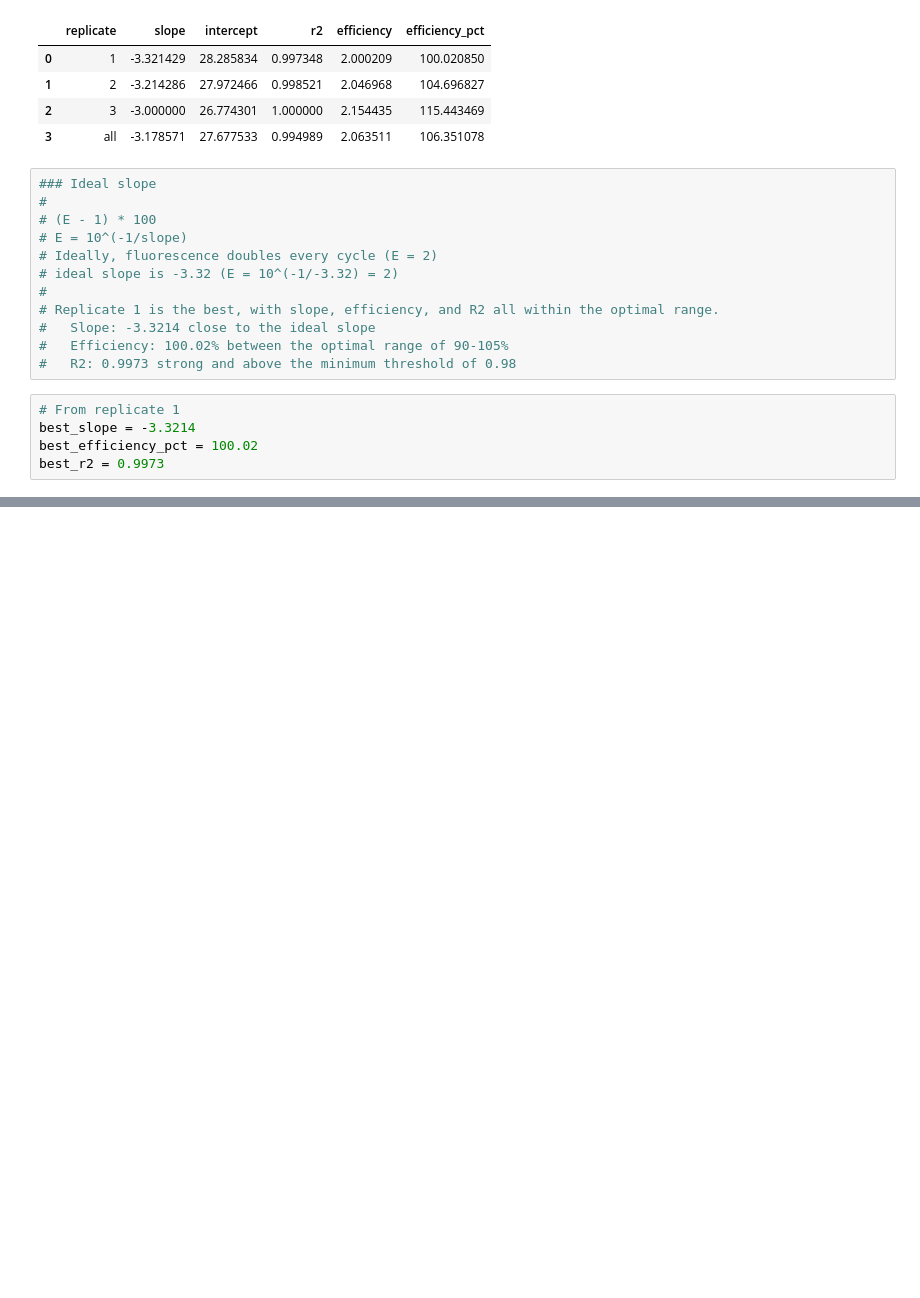
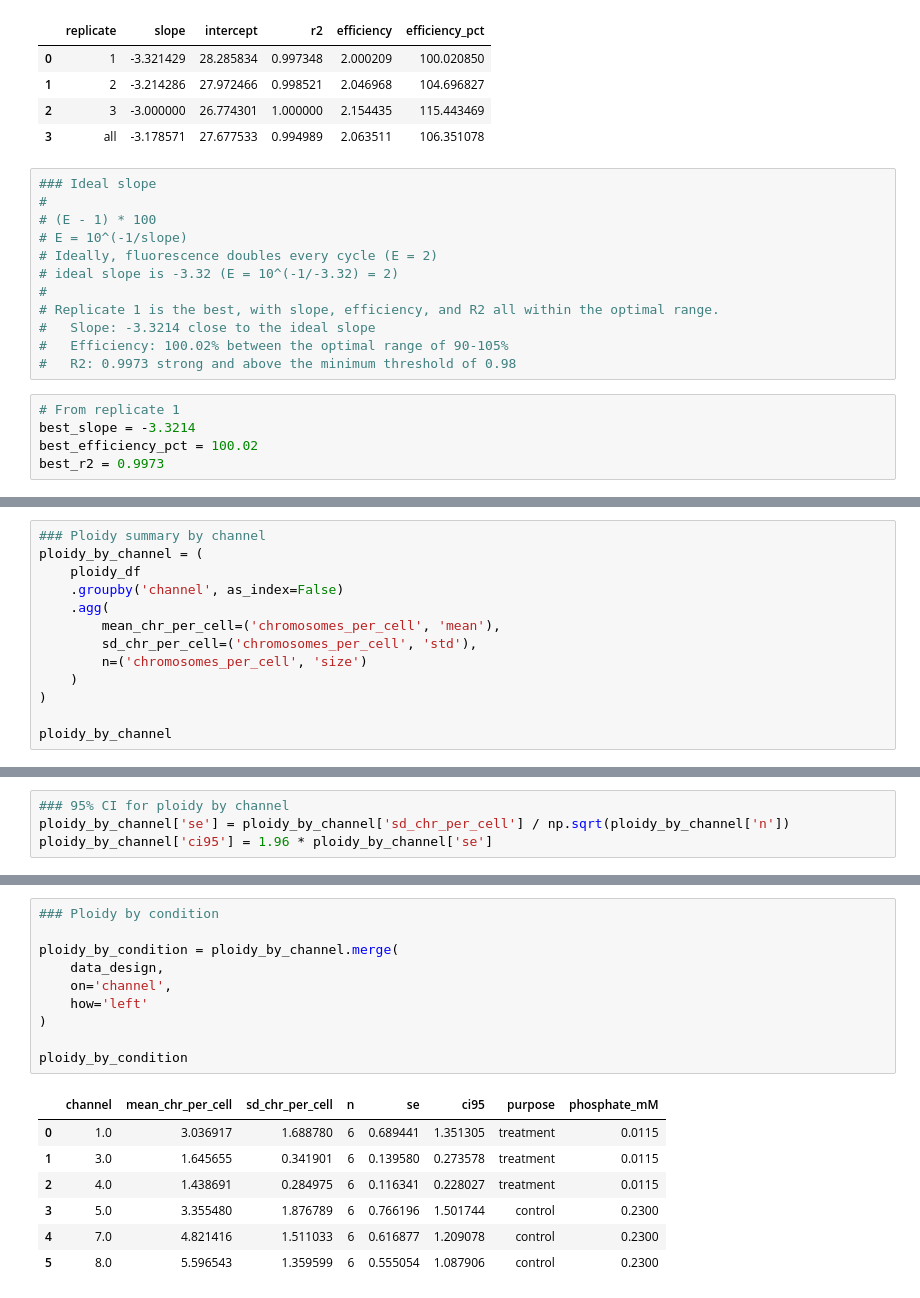
Before and after one commit to EvaPeet-sp/SystemsPractice, a Jupyter notebook: ploidy.ipynb, the cells around one changed output, grey strips where cells are left out. Saved outputs shown, nothing was run; the diff lists cells and outputs as text; blank space fills up the shorter version.

```diff
--- a/ploidy.ipynb
+++ b/ploidy.ipynb
@@ -556,0 +744,13 @@ best_r2 = 0.9973
+# %%
+### Ploidy summary by channel
+ploidy_by_channel = (
+    ploidy_df
+    .groupby('channel', as_index=False)
+    .agg(
+        mean_chr_per_cell=('chromosomes_per_cell', 'mean'),
+        sd_chr_per_cell=('chromosomes_per_cell', 'std'),
+        n=('chromosomes_per_cell', 'size')
+    )
+)
+
+ploidy_by_channel
@@ -556,0 +765,4 @@ best_r2 = 0.9973
+# %%
+### 95% CI for ploidy by channel
+ploidy_by_channel['se'] = ploidy_by_channel['sd_chr_per_cell'] / np.sqrt(ploidy_by_channel['n'])
+ploidy_by_channel['ci95'] = 1.96 * ploidy_by_channel['se']
@@ -556,0 +779,18 @@ best_r2 = 0.9973
+# %%
+### Ploidy by condition
+
+ploidy_by_condition = ploidy_by_channel.merge(
+    data_design,
+    on='channel',
+    how='left'
+)
+
+ploidy_by_condition
+# %% [output]
+|  | channel | mean_chr_per_cell | sd_chr_per_cell | n | se | ci95 | purpose | phosphate_mM |
+| 0 | 1.0 | 3.036917 | 1.688780 | 6 | 0.689441 | 1.351305 | treatment | 0.0115 |
+| 1 | 3.0 | 1.645655 | 0.341901 | 6 | 0.139580 | 0.273578 | treatment | 0.0115 |
+| 2 | 4.0 | 1.438691 | 0.284975 | 6 | 0.116341 | 0.228027 | treatment | 0.0115 |
+| 3 | 5.0 | 3.355480 | 1.876789 | 6 | 0.766196 | 1.501744 | control | 0.2300 |
+| 4 | 7.0 | 4.821416 | 1.511033 | 6 | 0.616877 | 1.209078 | control | 0.2300 |
+| 5 | 8.0 | 5.596543 | 1.359599 | 6 | 0.555054 | 1.087906 | control | 0.2300 |
```
Also changed, not shown: parts of 10 cells of this notebook.
